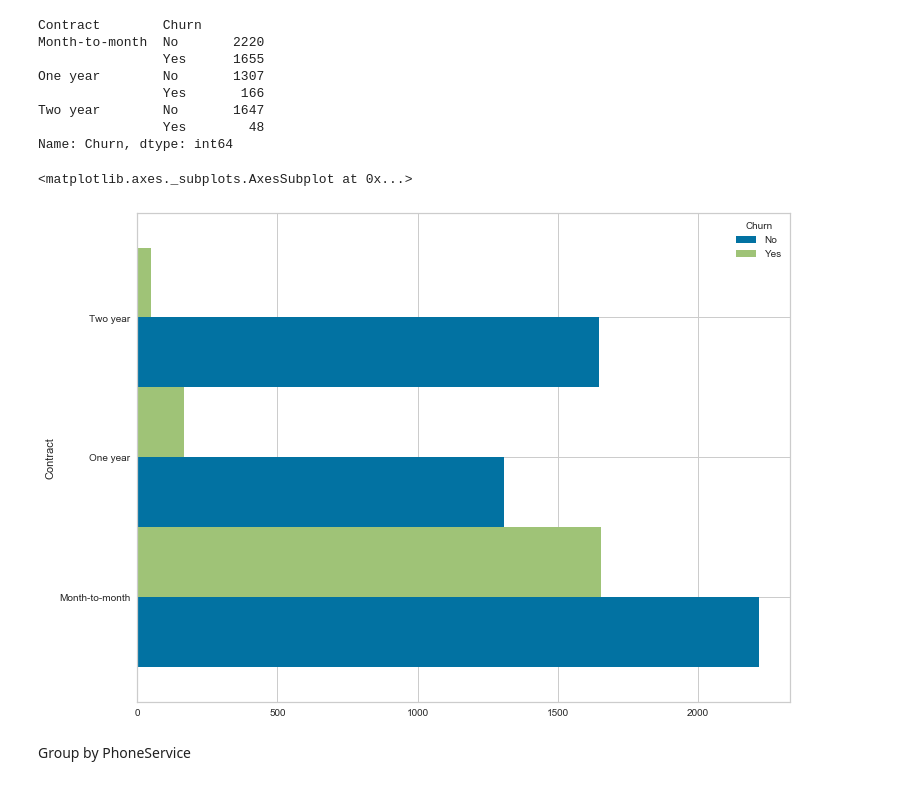
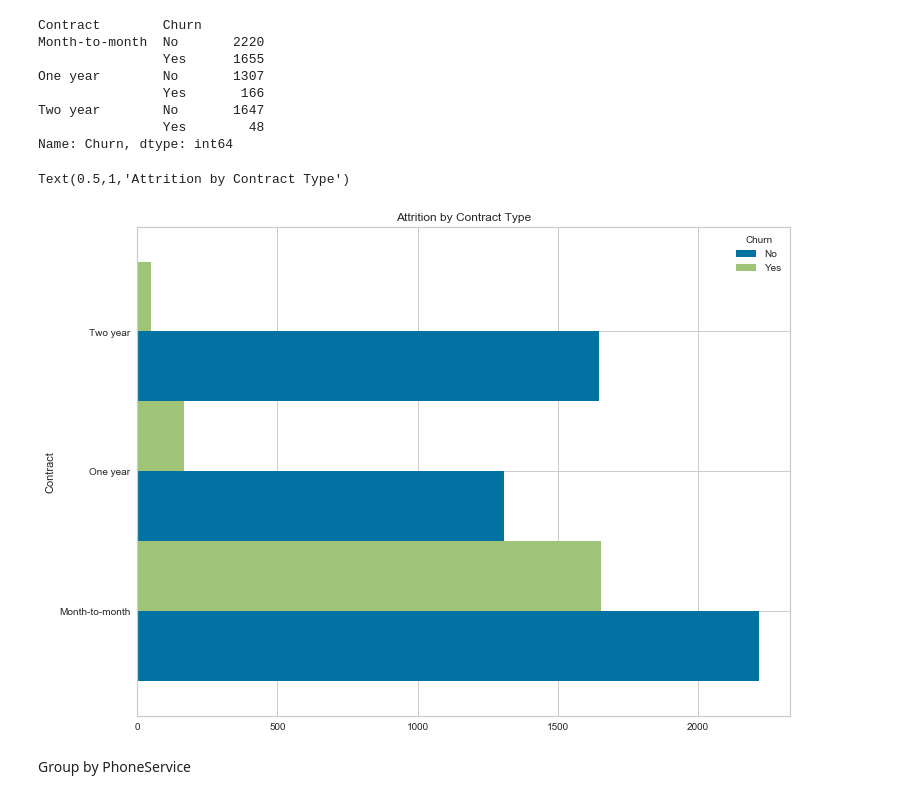
Before and after one commit to SammyOngaya/Customer-Churn-Prediction, a Jupyter notebook: predicting_customer_churn_with_random_forest.ipynb, the cells around one changed output. Drawn from its saved outputs; the diff is of its cells as text; code cells hidden in the pictures.

```diff
--- a/predicting_customer_churn_with_random_forest.ipynb
+++ b/predicting_customer_churn_with_random_forest.ipynb
@@ -141,10 +141,10 @@ Two year        No       1647
                 Yes        48
 Name: Churn, dtype: int64
 # %%
-data.groupby(['Contract','Churn'])['Churn'].count().unstack().plot.barh(width=1,figsize=(11.7, 9))
+data.groupby(['Contract','Churn'])['Churn'].count().unstack().plot.barh(width=1,figsize=(11.7, 9)).set_title('Attrition by Contract Type')
 # %% [output]
-<matplotlib.axes._subplots.AxesSubplot at 0x...>
+Text(0.5,1,'Attrition by Contract Type')
-[figure, old version]
+[figure, new version]
 # %% [markdown]
 Group by PhoneService
 # %%
```
Also changed, not shown: parts of 39 cells of this notebook.
